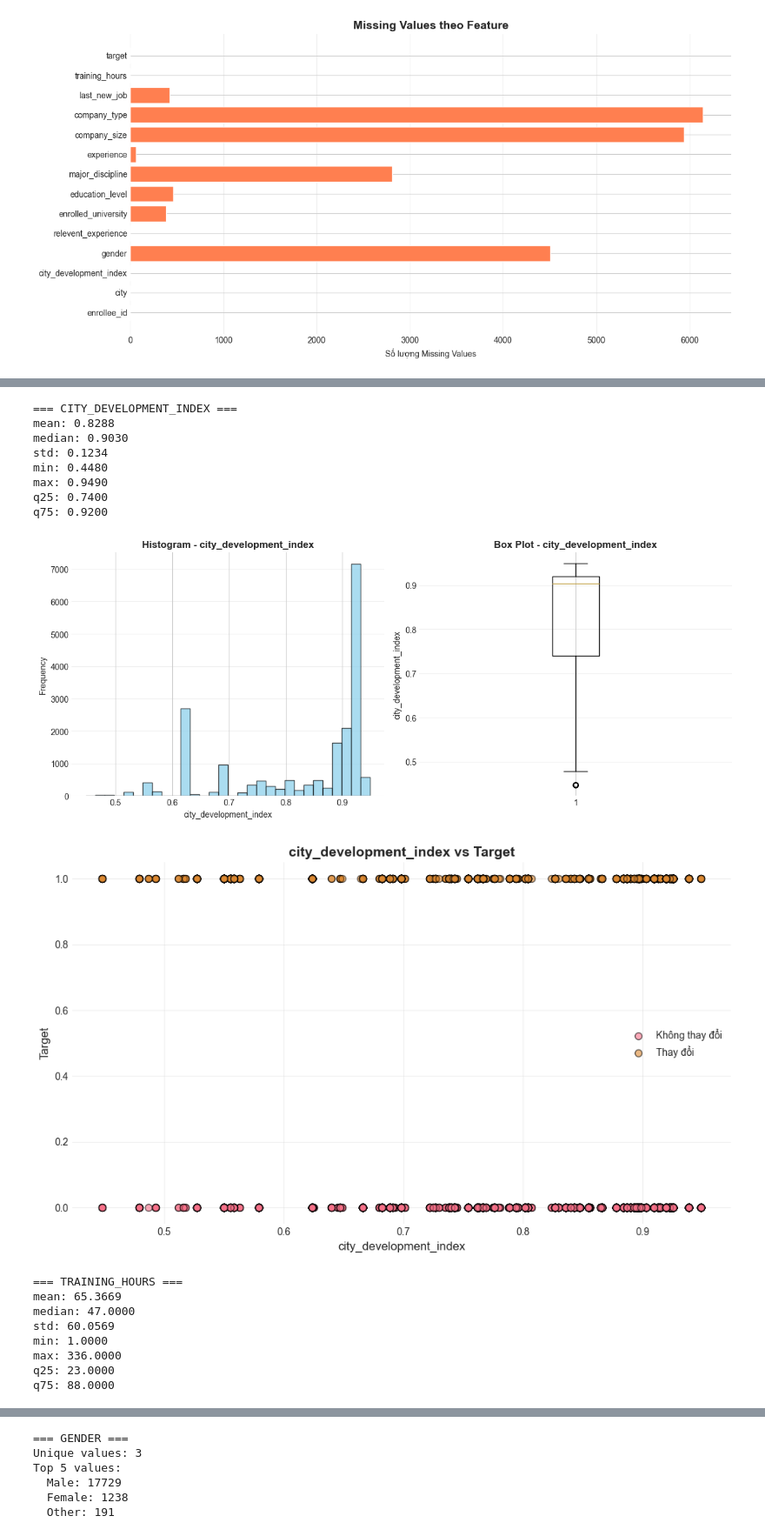
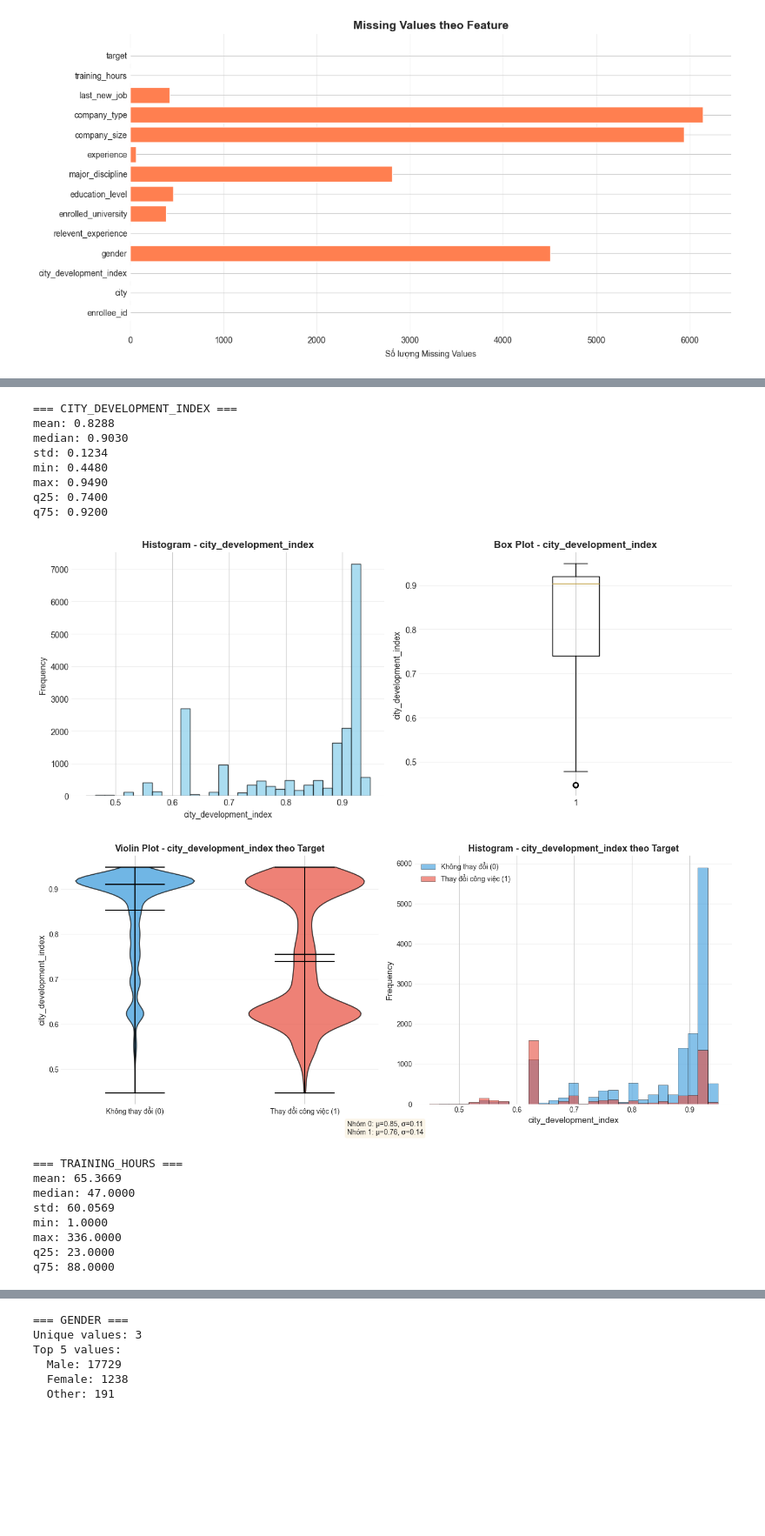
Before and after one commit to LeMinhNhat2901/HR_Analytics_Job_Change_of_Data_Scientists, a Jupyter notebook: notebooks/01_data_exploration.ipynb, the cells around one changed output, grey strips where cells are left out. Shown at 87% size. Saved outputs shown, nothing was run; the diff lists cells and outputs as text; code cells hidden in the pictures; blank space fills up the shorter version.

```diff
--- a/notebooks/01_data_exploration.ipynb
+++ b/notebooks/01_data_exploration.ipynb
@@ -47,6 +77,28 @@ print(f"Number of features: {data.shape[1]}")
 print(f"\nFeature names:")
 for i, header in enumerate(headers):
     print(f"  {i+1}. {header}")
+
+inferred_types = []
+for h in headers:
+    col = data[:, headers.index(h)]
+    # Try detect numeric
+    is_numeric = True
+    for v in col[:50]:  # sample to speed
+        if v in ("", "nan", "NaN"):
+            continue
+        try:
+            float(v)
+        except:
+            is_numeric = False
+            break
+    inferred_types.append("numeric" if is_numeric else "categorical")
+print("\nDetected column types:")
+for i, (h, t) in enumerate(zip(headers, inferred_types), start=1):
+    print(f"  {i}. {h} -> {t}")
+
+print("\nFirst 5 rows (raw values):")
+for r in range(min(5, data.shape[0])):
+    print(f"Row {r+1}: {data[r]}")
 # %% [output]
 === BASIC STATISTICS ===
 
@@ -121,38 +214,36 @@ numerical_features = ['city_development_index', 'training_hours']
 for feat in numerical_features:
     # Tìm vị trí cột target
     col_idx = headers.index(feat)
     col = data[:, col_idx].astype(float)
     #col = processor.get_column_by_name(data, headers, feat)
     # fill_missing_numerical returns (filled_array, statistic) -> unpack and keep the array
     col_numeric, _ = processor.fill_missing_numerical(col, strategy='median')
 
     print(f"\n=== {feat.upper()} ===")
     stats = processor.get_statistics(col_numeric)
     for key, value in stats.items():
         print(f"{key}: {value:.4f}")
 
     # Visualize
     fig = visualizer.plot_numerical_distribution(col_numeric, feat)
     plt.show()
 
     # Scatter with target
-    fig = visualizer.plot_scatter(
-        col_numeric, target,
-        feat, 'Target',
-        hue=target
+    fig = visualizer.plot_numerical_by_target(
+        col_numeric, numerical_features[0], target
     )
     plt.show()
 # %% [output]
 === CITY_DEVELOPMENT_INDEX ===
 mean: 0.8288
 median: 0.9030
 std: 0.1234
 min: 0.4480
 max: 0.9490
 q25: 0.7400
 q75: 0.9200
 [figure]
-[figure, old version]
+[figure, new version]
 === TRAINING_HOURS ===
 mean: 65.3669
 median: 47.0000
```
Also changed, not shown: parts of 14 cells of this notebook, 6 other files.
